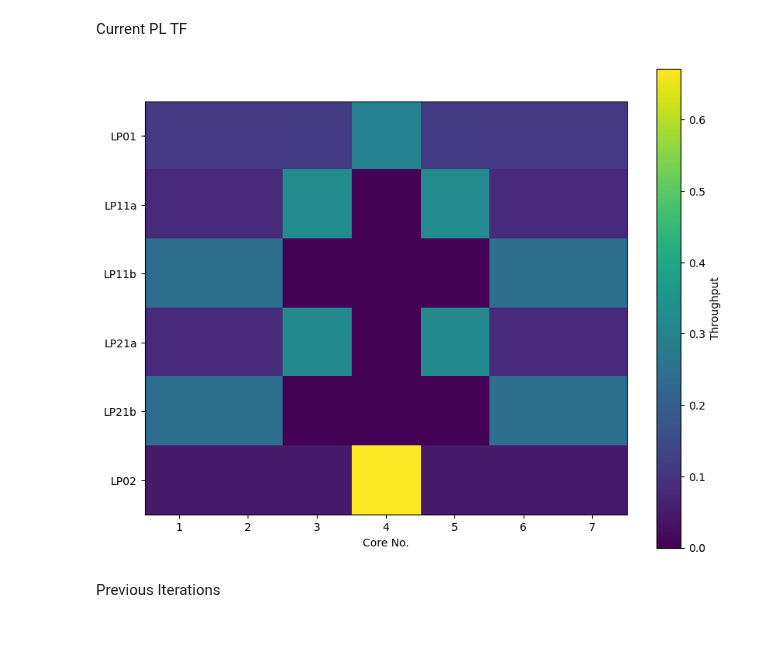
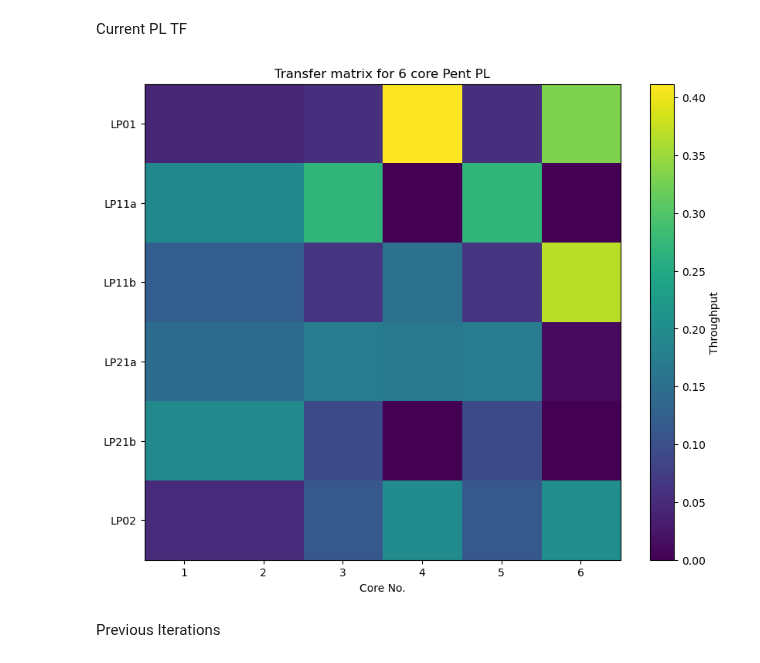
Before and after one commit to SAIL-Labs/RSoft-Automaton, a Jupyter notebook: Data_Manip.ipynb, the cells around one changed output. Drawn from its saved outputs; the diff is of its cells as text; code cells hidden in the pictures; blank space fills up the shorter version.

Commit message:
Completed transfer matrices for 7 core hex PL, 19 core hex PL and 6 core Pent PL. Also completed the animating functions to show the field slices throughout propagation.

```diff
--- a/Data_Manip.ipynb
+++ b/Data_Manip.ipynb
@@ -98,6 +98,8 @@ for m, rm in zip(mode_vals, radial_mode_vals):
     simulation_val = {
         "launch_type": LaunchType.SM,
         "monitor_type": Monitor_Prop.FIBRE_MODE_POWER,
+        # "mon_type": "pathway_mon",
+        "grid_type": "Pent",
         "comp": Monitor_comp.BOTH,
         "grid_size": 0.5,
         "grid_size_y": 0.5,
@@ -114,7 +116,7 @@ for m, rm in zip(mode_vals, radial_mode_vals):
         "core_delta": 0.0122895,
         # these bottom 2 MUST be here for mode selective behaviour
         "mode_selective": 1, # 0 is no mode-selectivity
-        "core_num": 7,
+        "core_num": 6,
     }
 
     # specify MS core properties
@@ -191,30 +212,16 @@ Testing ground below here
 # plt.show()
 # %% [markdown]
 Current PL TF
-# %%
-def plot_tf_matrix(LP01_vec, LP11a_vec, LP11b_vec, LP21a_vec, LP21b_vec, LP02_vec):
-    tf_matrix = np.vstack([LP01_vec[0][1:], LP11a_vec[0][1:], LP11b_vec[0][1:], LP21a_vec[0][1:], LP21b_vec[0][1:], LP02_vec[0][1:]])
-    plt.figure(figsize=(10,8))
-    plt.imshow(tf_matrix, cmap='viridis')
-    plt.colorbar(label = "Throughput")
-    # plt.xlabel("LP Mode")
-    plt.xlabel("Core No.")
-    plt.yticks(ticks=np.arange(tf_matrix.shape[0]), labels=np.arange(1, tf_matrix.shape[0] + 1))
-    ylabels = ["LP01", "LP11a", "LP11b", "LP21a", "LP21b", "LP02"]
-    xlabels = np.arange(1, len(tf_matrix[0]) + 1)
-    plt.yticks(ticks=np.arange(len(ylabels)), labels=ylabels)
-    plt.xticks(ticks = np.arange(len(xlabels)), labels=xlabels)
-    plt.show()
 # %%
 '''
 Monitor Normalization: Local Power
 Launch Field Normalization: Unit Power
 '''
 import numpy as np, matplotlib.pyplot as plt
 
-plot_tf_matrix(tf_list[0], tf_list[1], tf_list[2], tf_list[3], tf_list[4], tf_list[5])
+plot_tf_matrix(tf_list[0], tf_list[1], tf_list[2], tf_list[3], tf_list[4], tf_list[5], simulation_val)
 # %% [output]
-[figure, old version]
+[figure, new version]
 # %%
 # '''
 # Monitor Normalization: Input Power
```
Also changed, not shown: parts of 1 cell of this notebook, 22 other files.
